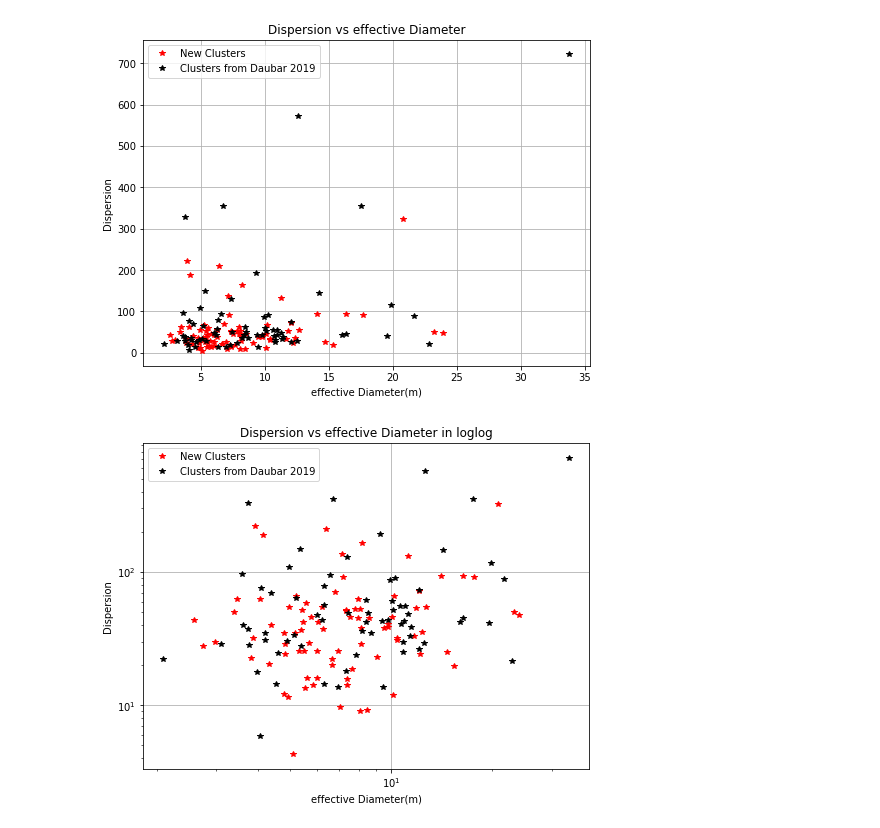
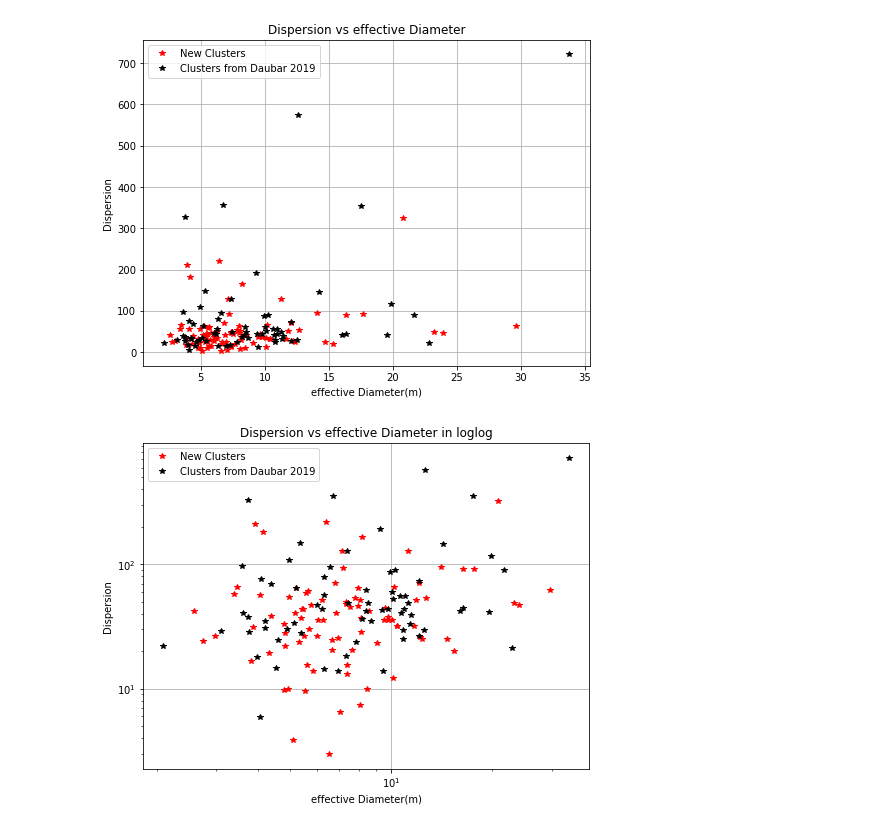
Before and after one commit to Jeschenfelder/CraterClusterTools, a Jupyter notebook: ClusterPlotting.ipynb, the cells around one changed output. Cells and saved outputs as stored; diff of their text form; code cells hidden in the pictures.

Commit message:
Rerunning the plots

```diff
--- a/ClusterPlotting.ipynb
+++ b/ClusterPlotting.ipynb
@@ -62,30 +62,30 @@ fig.savefig('Nlarger.png')
 # %%
 #Dispersion vs effective diameter:
-disp = np.array(df_parameters['Dispersion'].values)
+disp = np.array(df_parameters['Dispersion(m)'].values)
 dispD = np.array(daubar_parameters['Dispersion (m)'].values)
 fig = plt.figure(figsize=(8, 6))
 ax = fig.add_subplot(111)
 ax.plot(d_eff, disp, 'r*', label = 'New Clusters') #plotting new clusters
 ax.plot(d_effD, dispD, 'k*', label = 'Clusters from Daubar 2019')
 ax.set_xlabel('effective Diameter(m)')
 ax.set_ylabel('Dispersion')
 ax.set_title('Dispersion vs effective Diameter')
 ax.grid('k')
 ax.legend(loc = 'best')
 fig.savefig('Dispersion.png')
 fig2 = plt.figure(figsize=(8, 6))
 ax2 = fig2.add_subplot(111)
 ax2.loglog(d_eff, disp, 'r*', label = 'New Clusters') #plotting new clusters
 ax2.loglog(d_effD, dispD, 'k*', label = 'Clusters from Daubar 2019')
 ax2.set_xlabel('effective Diameter(m)')
 ax2.set_ylabel('Dispersion')
 ax2.set_title('Dispersion vs effective Diameter in loglog')
 ax2.grid('k')
 ax2.legend(loc = 'best')
 fig2.savefig('Dispersionlog.png')
 # %% [output]
-[figure, old version]
+[figure, new version]
-[figure, old version]
+[figure, new version]
 # %%
 R1 = np.array(df_parameters['R1'].values)
 R2 = np.array(df_parameters['R2'].values)
```
Also changed, not shown: parts of 6 cells of this notebook, 7 other files.
